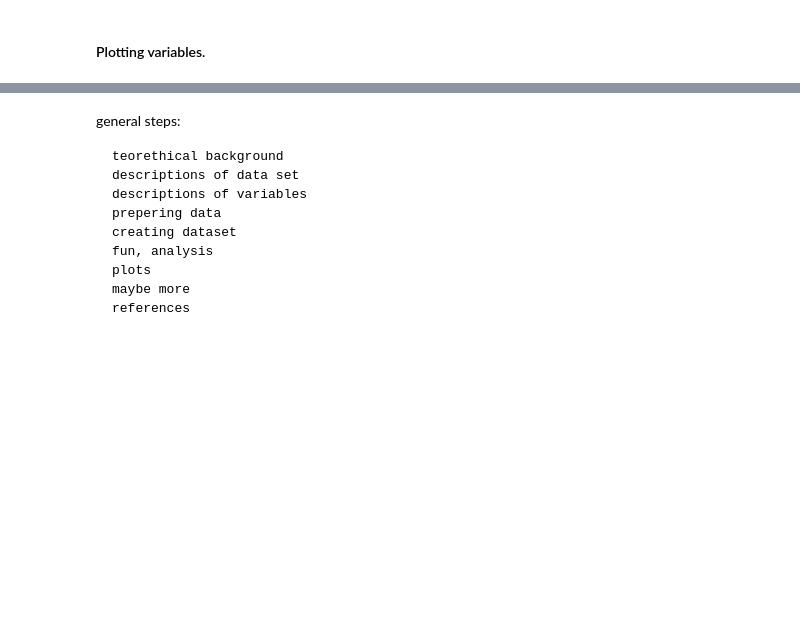
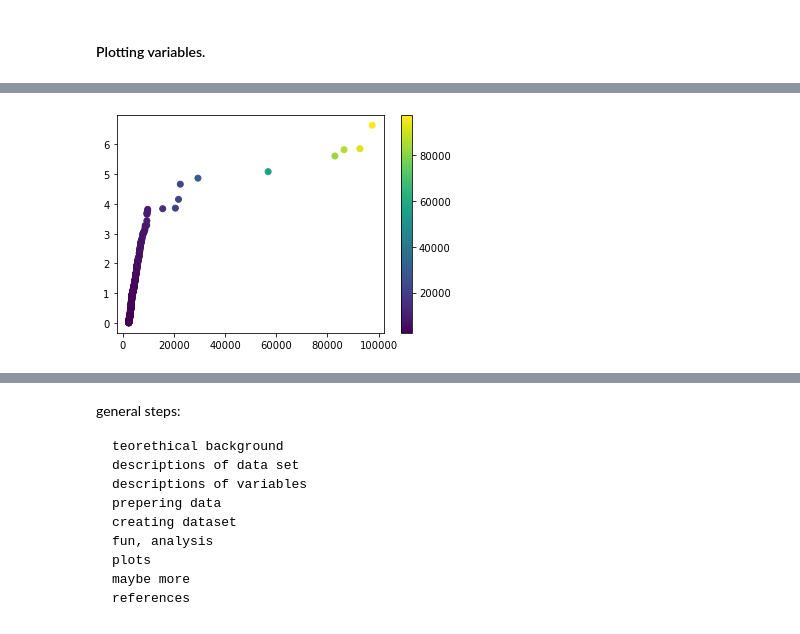
Before and after one commit to DracoNibilis/Stars_Project, a Jupyter notebook: stars_project.ipynb, the cells around one changed output, grey strips where cells are left out. Saved outputs shown, nothing was run; the diff lists cells and outputs as text; code cells hidden in the pictures; blank space fills up the shorter version.

Commit message:
plotting variables

```diff
--- a/stars_project.ipynb
+++ b/stars_project.ipynb
@@ -493,0 +498,7 @@ plt.show()
+# %%
+# Plotting temperature and radius.
+plt.scatter(df["Temperature"], df["Radius"], c=colors)
+plt.colorbar()
+plt.show()
+# %% [output]
+[figure, added]
```
Also changed, not shown: parts of 8 cells of this notebook.
